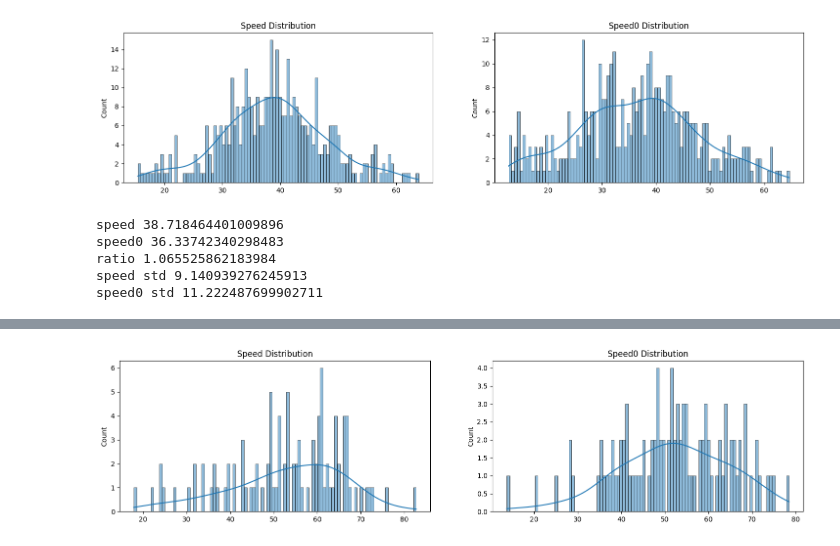
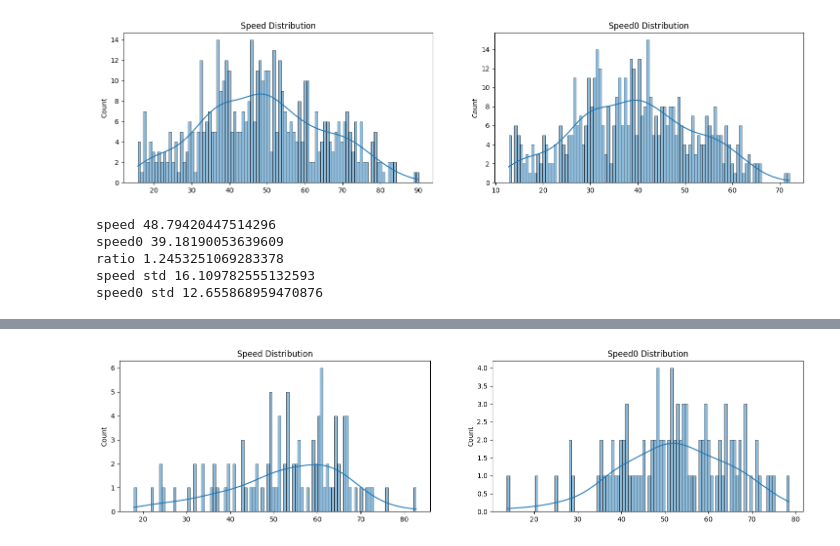
Before and after one commit to minaduki-sora/RADAR, a Jupyter notebook: notebook/speed.ipynb, the cells around one changed output, grey strips where cells are left out. Drawn from its saved outputs; the diff is of its cells as text; code cells hidden in the pictures.

```diff
--- a/notebook/speed.ipynb
+++ b/notebook/speed.ipynb
@@ -7,7 +7,7 @@ import matplotlib.pyplot as plt
 
 tokenizer=AutoTokenizer.from_pretrained("/home/majunjie/code/weights/hf/Meta-Llama-3.1-8B-Instruct/")
 # jsonl_file = "../output/mt_bench/llama3.1/t1d7/pt/hawkeye-33-0.004-1-0.99-speedtest-s100-1.jsonl"
-jsonl_file = "../output/mt_bench/llama3.1/t1d7/hawkeye-lh128mh128dr0.1r33a0.004b1g0.99lr5e-05-speedtest-10.jsonl"
+jsonl_file = "../output/mt_bench/llama3.1/t1d7/time/eagle3-speedtest-10.jsonl"
 jsonl_file_base = "../output/mt_bench/llama3.1/t1d7/eagle3-speedtest-10.jsonl"
 data = []
 with open(jsonl_file, 'r', encoding='utf-8') as file:
@@ -18,7 +18,7 @@ with open(jsonl_file, 'r', encoding='utf-8') as file:
 
 
 speeds=[]
-for datapoint in data[:40]:
+for datapoint in data[:50]:
     qid=datapoint["question_id"]
     for ch in datapoint["choices"]:
         answer=ch['turns']
@@ -42,38 +42,38 @@ with open(jsonl_file_base, 'r', encoding='utf-8') as file:
 # total_time=0
 # total_token=0
 speeds0=[]
-for datapoint in data[:40]:
+for datapoint in data[:50]:
     qid=datapoint["question_id"]
     for ch in datapoint["choices"]:
         answer=ch['turns']
         # tokens=sum(ch['new_tokens'])
         # times = sum(ch['wall_time'])
         # speeds0.append(tokens/times)
         tokens = 0
         for i in answer:
             tokens += (len(tokenizer(i).input_ids) - 1)
         times = sum(ch['wall_time'])
         speeds0.append(tokens / times)
 
 #show speed and speed0 's distribution
 fig, axes = plt.subplots(1, 2, figsize=(18, 4))
 sns.histplot(speeds, bins=100, kde=True, ax=axes[0])
 axes[0].set_title('Speed Distribution')
 sns.histplot(speeds0, bins=100, kde=True, ax=axes[1])
 axes[1].set_title('Speed0 Distribution')
 plt.show()
 
 print('speed',np.array(speeds).mean())
 print('speed0',np.array(speeds0).mean())
 print("ratio",np.array(speeds).mean()/np.array(speeds0).mean())
 
 # cal std
 print('speed std',np.array(speeds).std())
 print('speed0 std',np.array(speeds0).std())
 # %% [output]
-[figure, old version]
+[figure, new version]
-speed 38.718464401009896
-speed0 36.33742340298483
-ratio 1.065525862183984
-speed std 9.140939276245913
-speed0 std 11.222487699902711
+speed 48.79420447514296
+speed0 39.18190053639609
+ratio 1.2453251069283378
+speed std 16.109782555132593
+speed0 std 12.655868959470876
```
Also changed, not shown: parts of 3 cells of this notebook, 30 other files.
